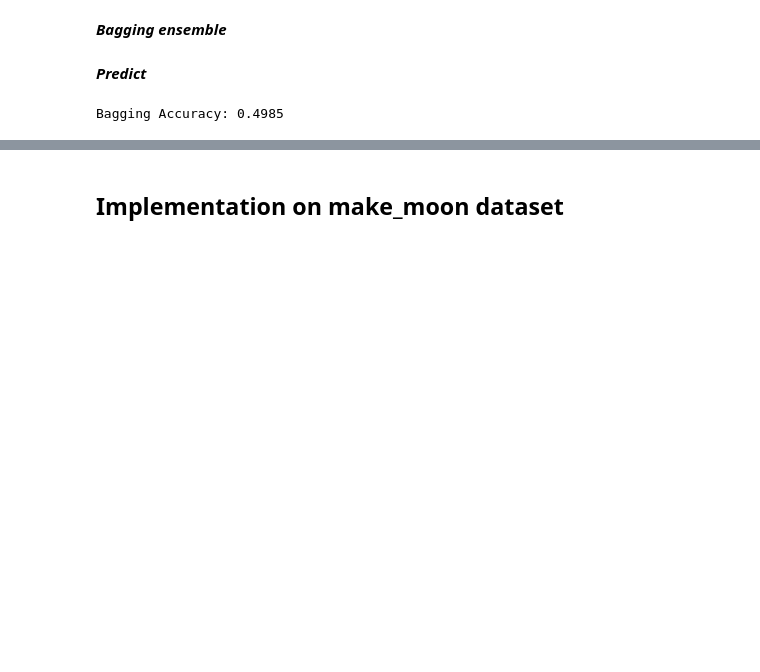
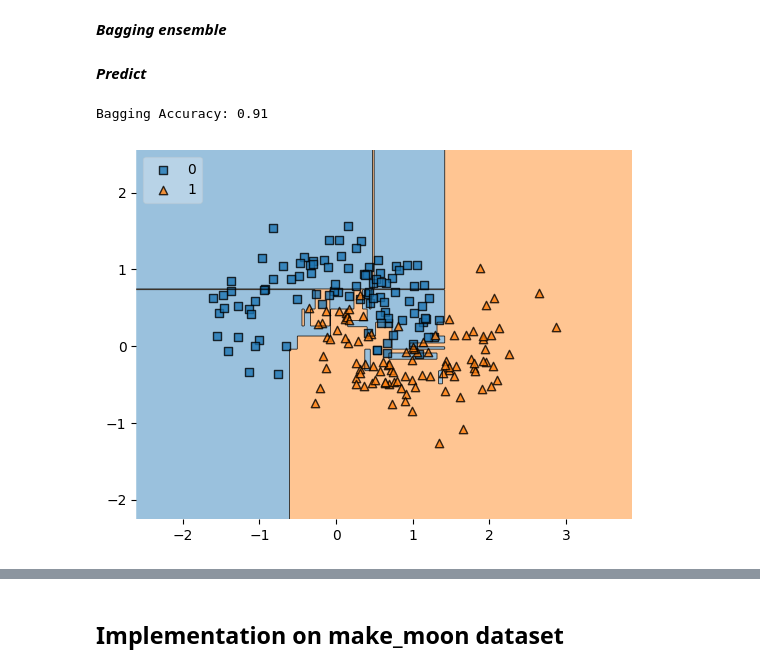
Before and after one commit to rishabh-mondal/blog, a Jupyter notebook: bagging.ipynb, the cells around one changed output, grey strips where cells are left out. Cells and saved outputs as stored; diff of their text form; code cells hidden in the pictures; blank space fills up the shorter version.

```diff
--- a/bagging.ipynb
+++ b/bagging.ipynb
@@ -46,26 +47,32 @@ print(accuracy)
 # %% [markdown]
 ***Bagging ensemble***
 # %%
-num_of_decisiontree = 10
-decision_trees = []
-for _ in range(num_of_decisiontree):
-    index = np.random.choice(len(X_train), len(X_train), replace=True)
-    X_sample = X_train.iloc[index]
-    y_sample = y_train.iloc[index]
+def bagging(num_of_decisiontree, X_train, X_test, y_train, y_test):
+    decision_trees = []
+    for _ in range(num_of_decisiontree):
+        index = np.random.choice(len(X_train), len(X_train), replace=True)
+        X_sample = X_train[index]
+        y_sample = y_train[index]
 
-    decision_tree = DecisionTreeClassifier(random_state=42)
-    decision_tree.fit(X_sample, y_sample)
-    decision_trees.append(decision_tree)
+        dt = DecisionTreeClassifier(random_state=42)
+        dt.fit(X_sample, y_sample)
+        decision_trees.append(dt)
+
+    predictions = []
+    for tree in decision_trees:
+        prediction = tree.predict(X_test)
+        predictions.append(prediction)
+
+    final_pred = mode(predictions, axis=0)[0]
+    accuracy = accuracy_score(y_test, final_pred)
+    print("Bagging Accuracy:", accuracy)
+    plot_decision_regions(X=X_test, y=y_test, clf=dt, legend=2)
+    plt.show()
+    return accuracy,decision_trees
 # %% [markdown]
 ***Predict***
-# %%
-predictions = []
-for tree in decision_trees:
-    prediction = tree.predict(X_test)
-    predictions.append(prediction)
-
-final_pred = np.apply_along_axis(lambda x: np.argmax(np.bincount(x)), axis=0, arr=predictions)
-accuracy = accuracy_score(y_test, final_pred)
-print("Bagging Accuracy:", accuracy)
-# %% [output]
-Bagging Accuracy: 0.4985
+# %%
+acc1,decision_tree=bagging(10,X_train,X_test,y_train,y_test)
+# %% [output]
+Bagging Accuracy: 0.91
+[figure, added]
```
Also changed, not shown: parts of 34 cells of this notebook.
